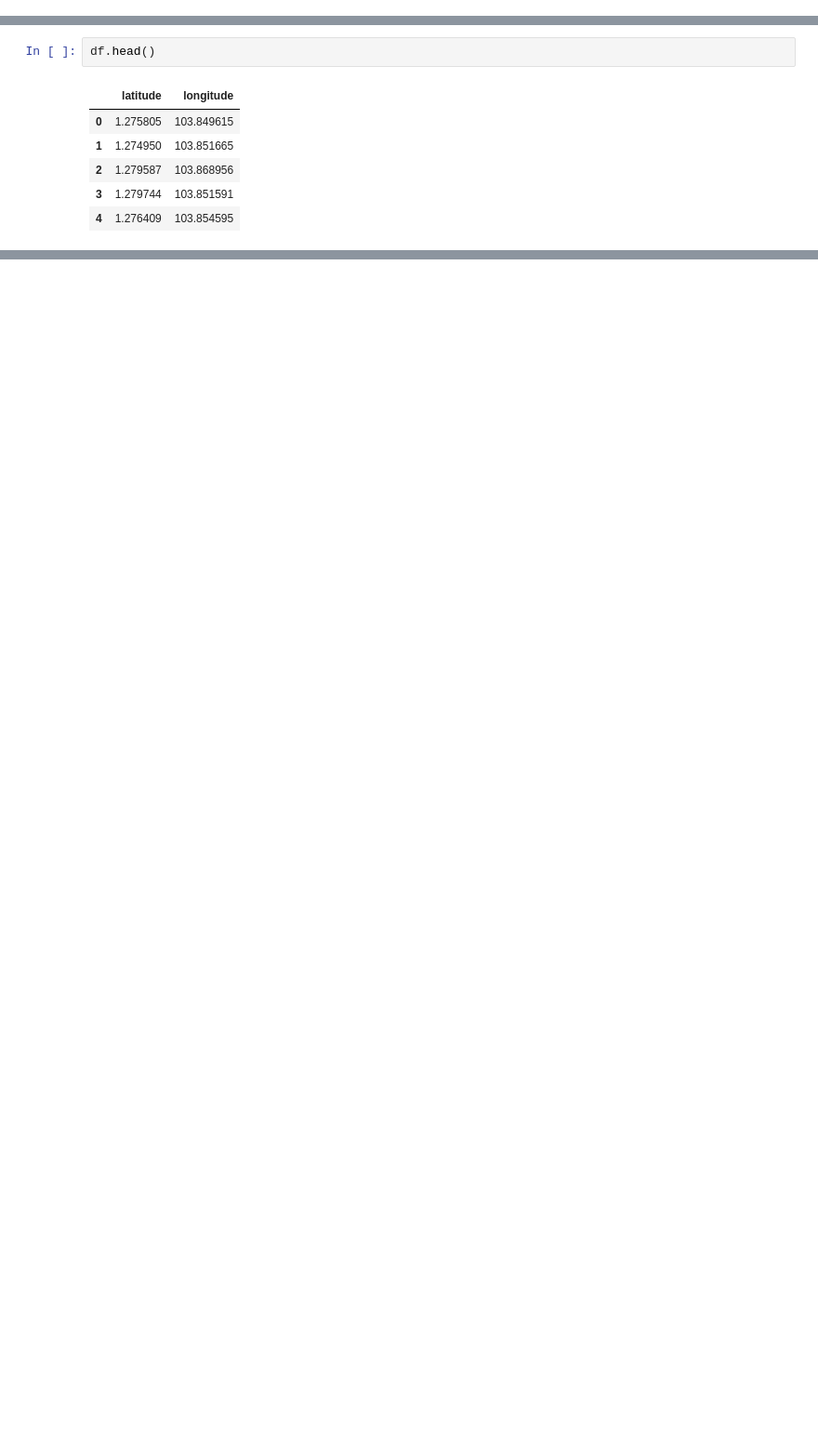
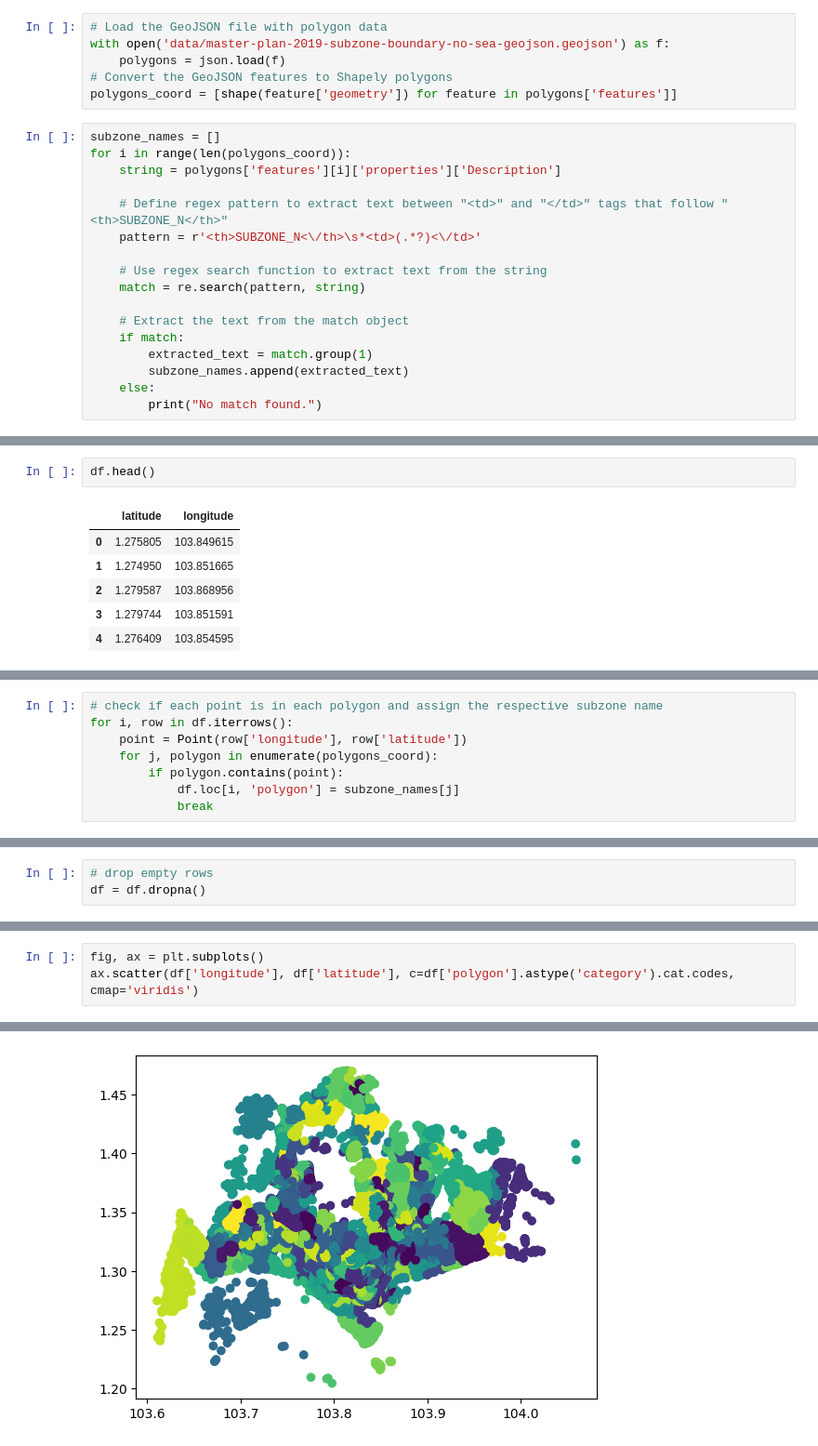
Before and after one commit to NicsLvl/McPredictor, a Jupyter notebook: postal_codes.ipynb, the cells around one changed output, grey strips where cells are left out. Shown at 93% size. Cells and saved outputs as stored; diff of their text form; blank space fills up the shorter version.

```diff
--- a/postal_codes.ipynb
+++ b/postal_codes.ipynb
@@ -3,0 +13,23 @@ import pandas as pd
+# %%
+# Load the GeoJSON file with polygon data
+with open('data/master-plan-2019-subzone-boundary-no-sea-geojson.geojson') as f:
+    polygons = json.load(f)
+# Convert the GeoJSON features to Shapely polygons
+polygons_coord = [shape(feature['geometry']) for feature in polygons['features']]
+# %%
+subzone_names = []
+for i in range(len(polygons_coord)):
+    string = polygons['features'][i]['properties']['Description']
+
+    # Define regex pattern to extract text between "<td>" and "</td>" tags that follow "<th>SUBZONE_N</th>"
+    pattern = r'<th>SUBZONE_N<\/th>\s*<td>(.*?)<\/td>'
+
+    # Use regex search function to extract text from the string
+    match = re.search(pattern, string)
+
+    # Extract the text from the match object
+    if match:
+        extracted_text = match.group(1)
+        subzone_names.append(extracted_text)
+    else:
+        print("No match found.")
@@ -35,0 +58,8 @@ plt.show()
+# %%
+# check if each point is in each polygon and assign the respective subzone name
+for i, row in df.iterrows():
+    point = Point(row['longitude'], row['latitude'])
+    for j, polygon in enumerate(polygons_coord):
+        if polygon.contains(point):
+            df.loc[i, 'polygon'] = subzone_names[j]
+            break
@@ -35,0 +82,3 @@ plt.show()
+# %%
+# drop empty rows
+df = df.dropna()
@@ -35,0 +88,4 @@ plt.show()
+# %%
+fig, ax = plt.subplots()
+ax.scatter(df['longitude'], df['latitude'], c=df['polygon'].astype('category').cat.codes, cmap='viridis')
+# %% [output]
@@ -35,0 +93 @@ plt.show()
+[figure, added]
```
Also changed, not shown: parts of 28 cells of this notebook, 8 other files.
